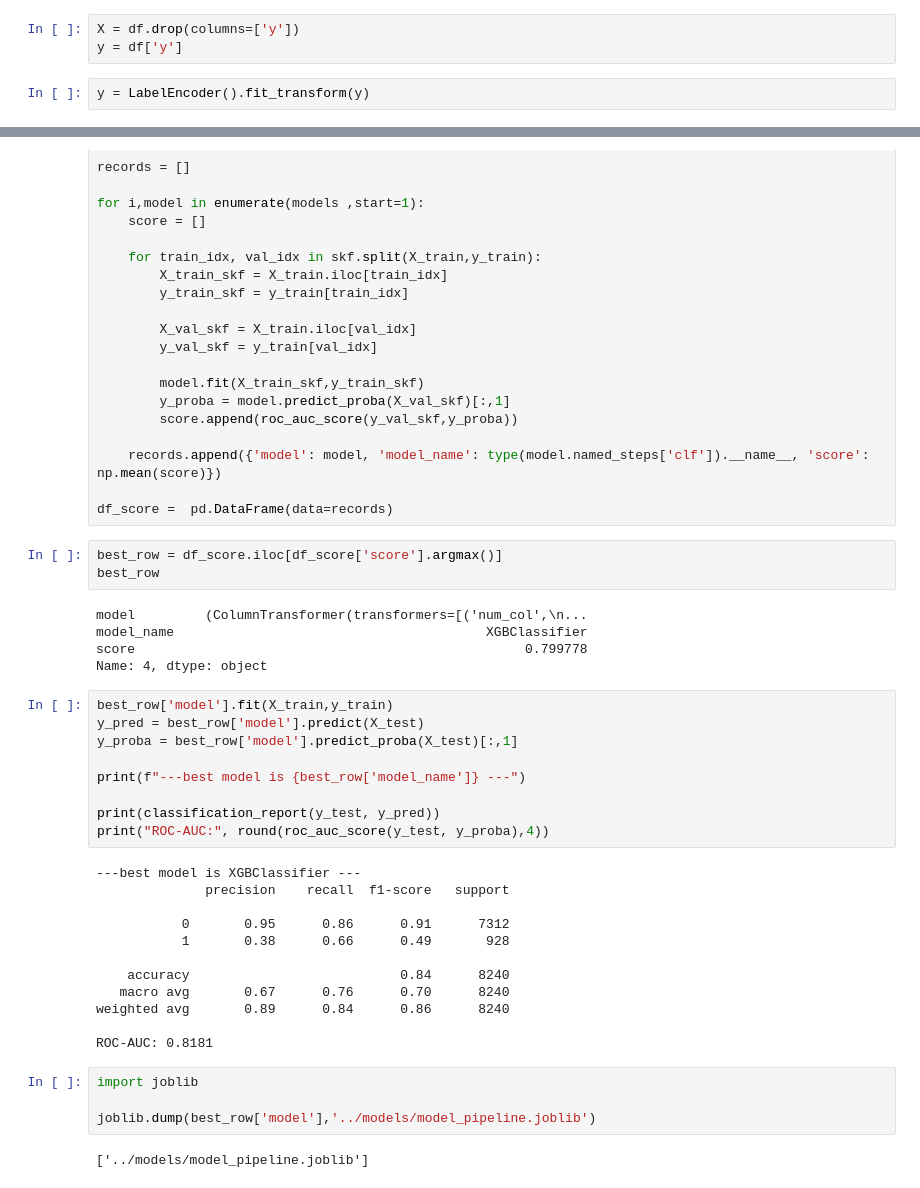
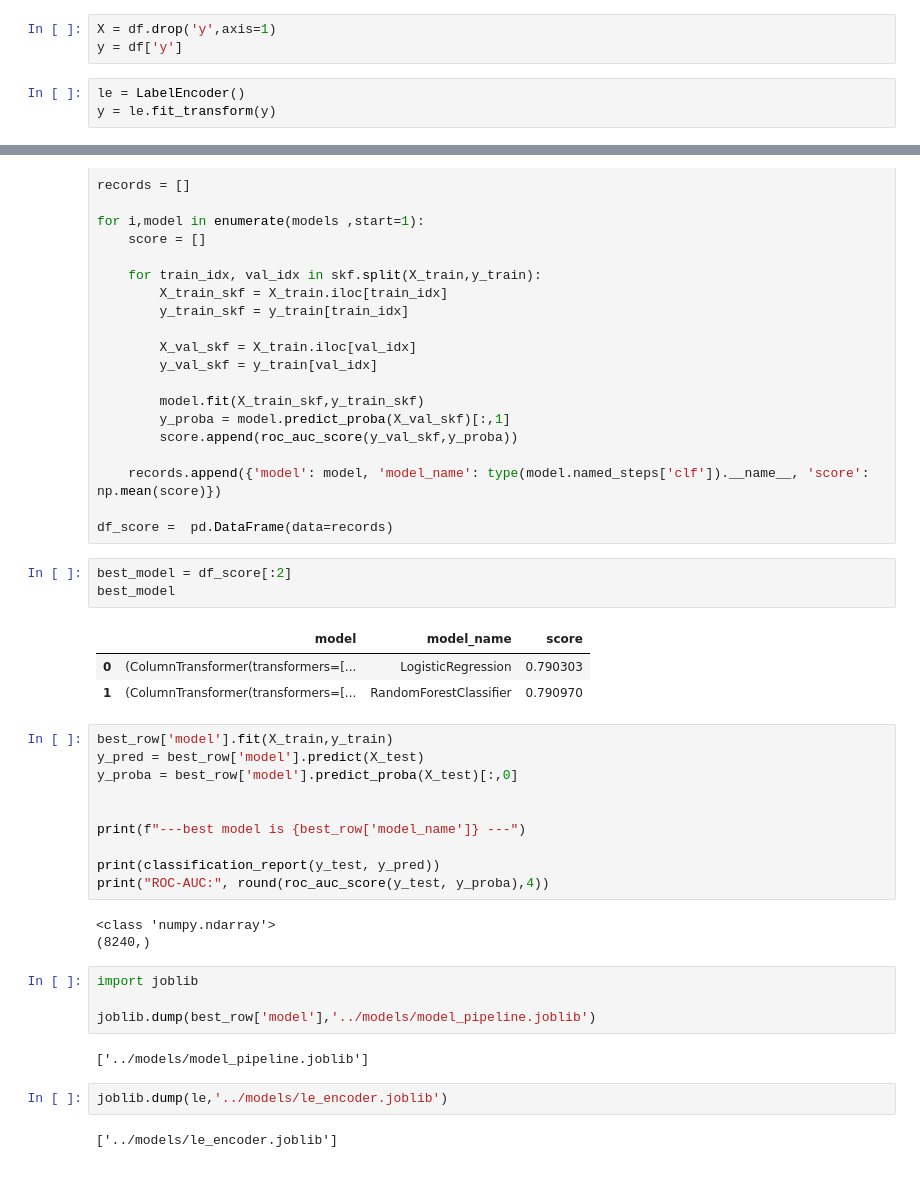
Before and after one commit to alaghuyaar/machine_learning_project, a Jupyter notebook: notebooks/exploration.ipynb, the cells around one changed output, grey strips where cells are left out. Drawn from its saved outputs; the diff is of its cells as text.

```diff
--- a/notebooks/exploration.ipynb
+++ b/notebooks/exploration.ipynb
@@ -379,7 +379,8 @@ from sklearn.tree import DecisionTreeClassifier
 from sklearn.ensemble import RandomForestClassifier,GradientBoostingClassifier,AdaBoostClassifier
 from sklearn.metrics import classification_report, roc_auc_score,confusion_matrix
 # %%
-X = df.drop(columns=['y'])
+X = df.drop('y',axis=1)
 y = df['y']
 # %%
-y = LabelEncoder().fit_transform(y)
+le = LabelEncoder()
+y = le.fit_transform(y)
@@ -484,38 +489,33 @@ for i,model in enumerate(models ,start=1):
     records.append({'model': model, 'model_name': type(model.named_steps['clf']).__name__, 'score': np.mean(score)})
 
 df_score =  pd.DataFrame(data=records)
-# %%
-best_row = df_score.iloc[df_score['score'].argmax()]
-best_row
-# %% [output]
-model         (ColumnTransformer(transformers=[('num_col',\n...
-model_name                                        XGBClassifier
-score                                                  0.799778
-Name: 4, dtype: object
+# %%
+best_model = df_score[:2]
+best_model
+# %% [output]
+|  | model | model_name | score |
+| 0 | (ColumnTransformer(transformers=[... | LogisticRegression | 0.790303 |
+| 1 | (ColumnTransformer(transformers=[... | RandomForestClassifier | 0.790970 |
 # %%
 best_row['model'].fit(X_train,y_train)
 y_pred = best_row['model'].predict(X_test)
-y_proba = best_row['model'].predict_proba(X_test)[:,1]
+y_proba = best_row['model'].predict_proba(X_test)[:,0]
+
 
 print(f"---best model is {best_row['model_name']} ---")
 
 print(classification_report(y_test, y_pred))
 print("ROC-AUC:", round(roc_auc_score(y_test, y_proba),4))
 # %% [output]
----best model is XGBClassifier ---
-              precision    recall  f1-score   support
-
-           0       0.95      0.86      0.91      7312
-           1       0.38      0.66      0.49       928
-
-    accuracy                           0.84      8240
-   macro avg       0.67      0.76      0.70      8240
-weighted avg       0.89      0.84      0.86      8240
-
-ROC-AUC: 0.8181
+<class 'numpy.ndarray'>
+(8240,)
 # %%
 import joblib
 
 joblib.dump(best_row['model'],'../models/model_pipeline.joblib')
 # %% [output]
 ['../models/model_pipeline.joblib']
+# %%
+joblib.dump(le,'../models/le_encoder.joblib')
+# %% [output]
+['../models/le_encoder.joblib']
```
Also changed, not shown: parts of 2 cells of this notebook, 12 other files.
